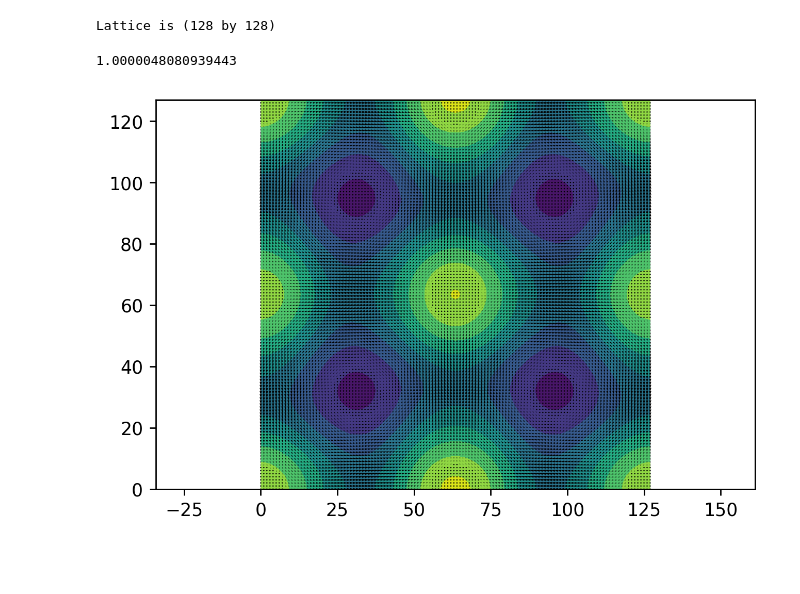
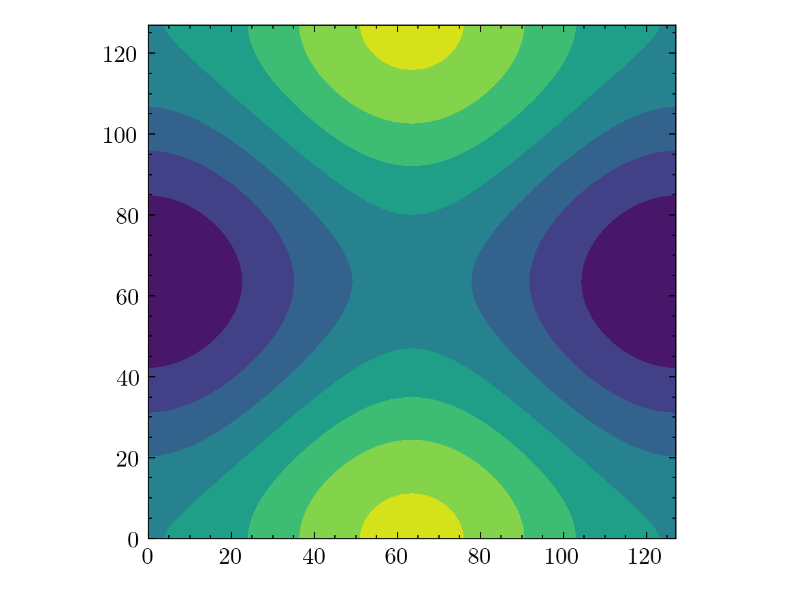
Before and after one commit to Alex-Muirhead/simple-lbm, a Jupyter notebook: post.ipynb, the cells around one changed output. Saved outputs shown, nothing was run; the diff lists cells and outputs as text; code cells hidden in the pictures; blank space fills up the shorter version.

Commit message:
Analyse output

```diff
--- a/post.ipynb
+++ b/post.ipynb
@@ -3,3 +3,5 @@ import numpy as np
 import h5py
 import matplotlib.pyplot as plt
 import matplotlib.animation as animation
+
+plt.style.use('science')
@@ -21,26 +8,16 @@ LATTICE_SPEEDS = np.array([
-# %%
-hf = h5py.File(FILE, 'r')
-lattice = hf[DATASET]
-
-shape_y, shape_x, Q = lattice.shape
-print(f'Lattice is ({shape_x} by {shape_y})')
-# %% [output]
-Lattice is (128 by 128)
-# %%
-rho = np.sum(lattice, axis=-1)
-vel = (lattice @ LATTICE_SPEEDS) / rho[..., None]
-energy = vel[..., 0]**2 + vel[..., 1]**2
-
-np.max(vel)
-np.mean(rho)
-# %% [output]
-1.0000048080939443
+# %%
+with h5py.File('output.h5') as file:
+    rho   = np.array(file['density'])
+    vel_x = np.array(file['vel_x'])
+    vel_y = np.array(file['vel_y'])
+    vel   = np.dstack([vel_x, vel_y])
 # %%
-fig, ax = plt.subplots(dpi=250)
-view = ax.contourf(rho)
+figsize = plt.figaspect(1)
+fig, ax = plt.subplots(dpi=250, figsize=figsize)
+view = ax.contourf(rho[-1, ...])
 # view = ax.contourf(np.sqrt(energy))
-ax.axis('equal')
-ax.quiver(vel[..., 0], vel[..., 1])
+ax.set(adjustable="datalim")
+# ax.axis('equal')
 plt.show()
 # %% [output]
-[figure, old version]
+[figure, new version]
```
Also changed, not shown: parts of 5 cells of this notebook.
